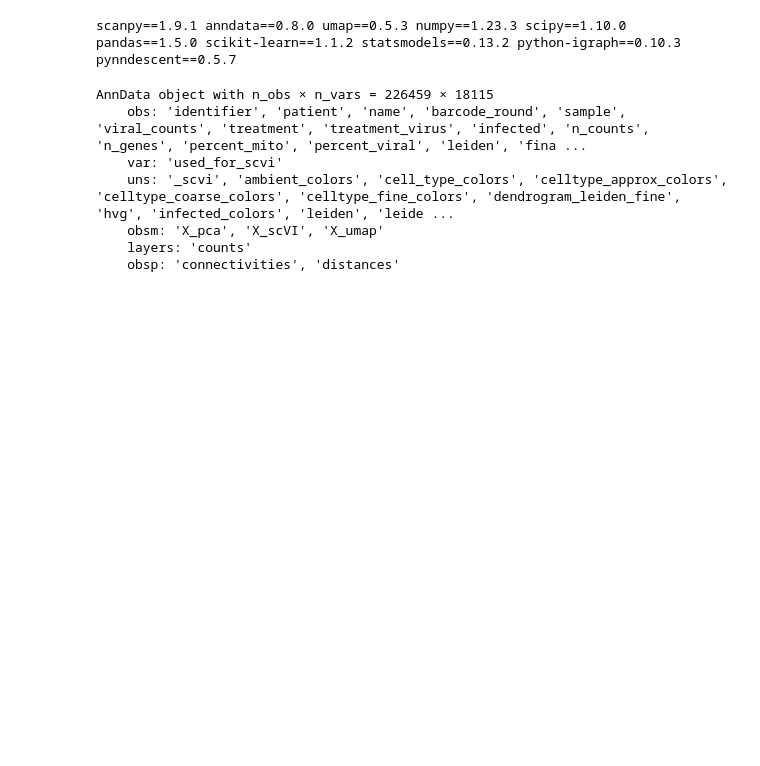
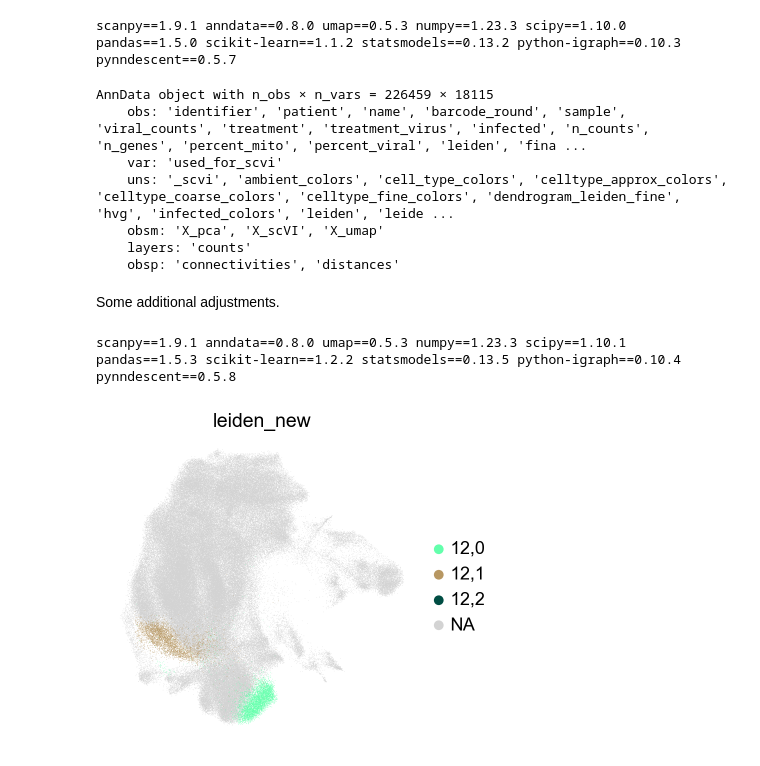
Before and after one commit to theislab/covid-perturbation, a Jupyter notebook: capitalization_and_formatting.ipynb, the cells around one changed output. Drawn from its saved outputs; the diff is of its cells as text; code cells hidden in the pictures; blank space fills up the shorter version.

```diff
--- a/capitalization_and_formatting.ipynb
+++ b/capitalization_and_formatting.ipynb
@@ -35,3 +35,34 @@ adata.obs['treatment'] = [t.replace('_', ' + ') for t in adata.obs.treatment.val
 adata.obs['infection'] = adata.obs['infected'].replace({'True':'Infected', 'False':'Uninfected'})
 # %%
 adata.write('2301_annot_patient_integrated_ambient_removed.h5ad')
+# %% [markdown]
+Some additional adjustments.
+# %%
+import numpy as np
+import pandas as pd
+import scanpy as sc
+import matplotlib.pyplot as plt
+
+sc.set_figure_params(dpi=100, frameon=False)
+sc.logging.print_header()
+# %% [output]
+scanpy==1.9.1 anndata==0.8.0 umap==0.5.3 numpy==1.23.3 scipy==1.10.1 pandas==1.5.3 scikit-learn==1.2.2 statsmodels==0.13.5 python-igraph==0.10.4 pynndescent==0.5.8
+# %%
+adata = sc.read('2301_annot_patient_integrated_ambient_removed.h5ad')
+# %%
+adata = adata[adata.obs.cell_type != 'Hillock']
+# %%
+# split bad leiden cluster
+sc.tl.leiden(adata, restrict_to=('leiden', ['12']), key_added='leiden_new', resolution=.2)
+sc.pl.umap(adata, color='leiden_new', groups=['12,0', '12,1', '12,2'])
+idx = adata.obs.leiden_new.isin(['12,0', '12,1', '12,2'])
+adata.obs['leiden_new'] = adata.obs['leiden_new'].replace({
+    '12,0': '12/basal',
+    '12,1': '12/suprabasal',
+    '12,2': '12/suprabasal'
+})
+
+adata.obs['celltype_fine'] = adata.obs.celltype_fine.astype(str)
+adata.obs.loc[idx, ['celltype_fine']] = adata.obs['leiden_new'][idx]
+# %% [output]
+[figure, added]
```
Also changed, not shown: parts of 8 cells of this notebook, 1 other file.
